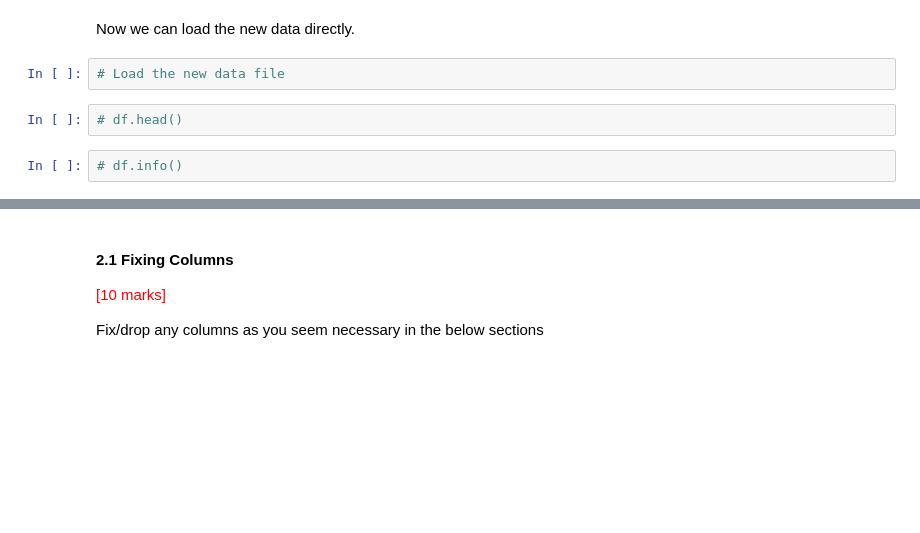
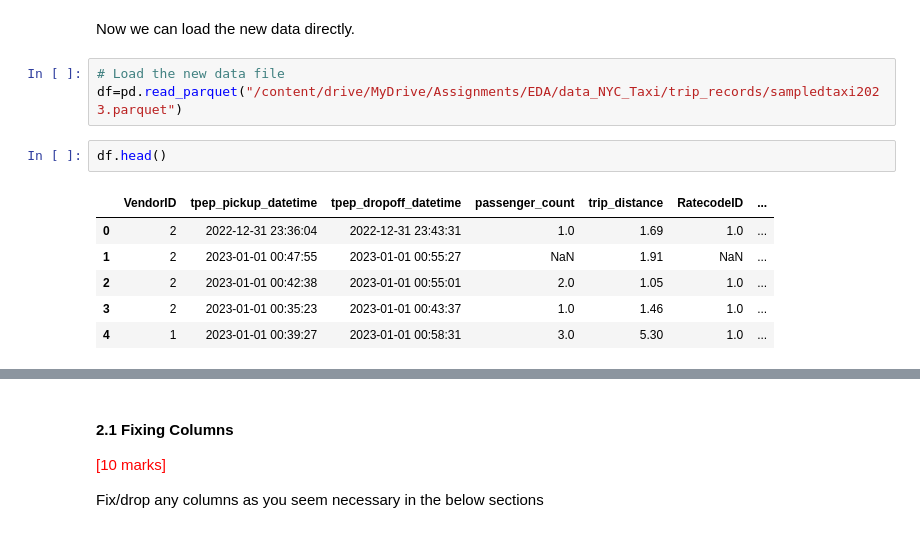
Before and after one commit to Nitinda97/EDA-on-NYC-Taxi, a Jupyter notebook: EDA_Assg_NYC_Taxi_Nitin_Khare.ipynb, the cells around one changed output, grey strips where cells are left out. Saved outputs shown, nothing was run; the diff lists cells and outputs as text; blank space fills up the shorter version.

```diff
--- a/EDA_Assg_NYC_Taxi_Nitin_Khare.ipynb
+++ b/EDA_Assg_NYC_Taxi_Nitin_Khare.ipynb
@@ -243,7 +272,13 @@ df.to_parquet('sampledtaxi2023.parquet')
 Now we can load the new data directly.
 # %%
 # Load the new data file
+df=pd.read_parquet("/content/drive/MyDrive/Assignments/EDA/data_NYC_Taxi/trip_records/sampledtaxi2023.parquet")
-# %%
-# df.head()
-# %%
-# df.info()
+# %%
+df.head()
+# %% [output]
+|  | VendorID | tpep_pickup_datetime | tpep_dropoff_datetime | passenger_count | trip_distance | RatecodeID | ... |
+| 0 | 2 | 2022-12-31 23:36:04 | 2022-12-31 23:43:31 | 1.0 | 1.69 | 1.0 | ... |
+| 1 | 2 | 2023-01-01 00:47:55 | 2023-01-01 00:55:27 | NaN | 1.91 | NaN | ... |
+| 2 | 2 | 2023-01-01 00:42:38 | 2023-01-01 00:55:01 | 2.0 | 1.05 | 1.0 | ... |
+| 3 | 2 | 2023-01-01 00:35:23 | 2023-01-01 00:43:37 | 1.0 | 1.46 | 1.0 | ... |
+| 4 | 1 | 2023-01-01 00:39:27 | 2023-01-01 00:58:31 | 3.0 | 5.30 | 1.0 | ... |
```
Also changed, not shown: parts of 21 cells of this notebook.
